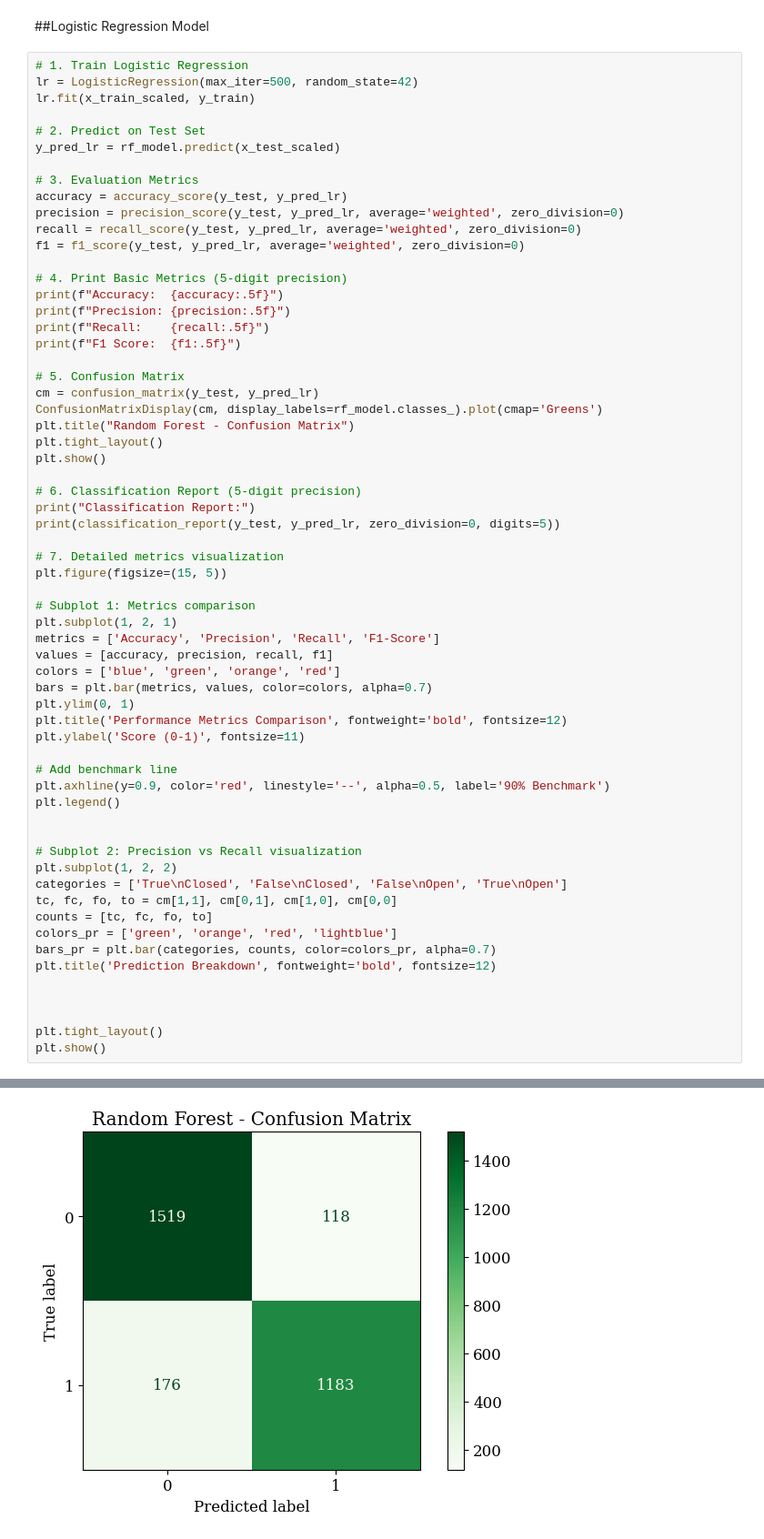
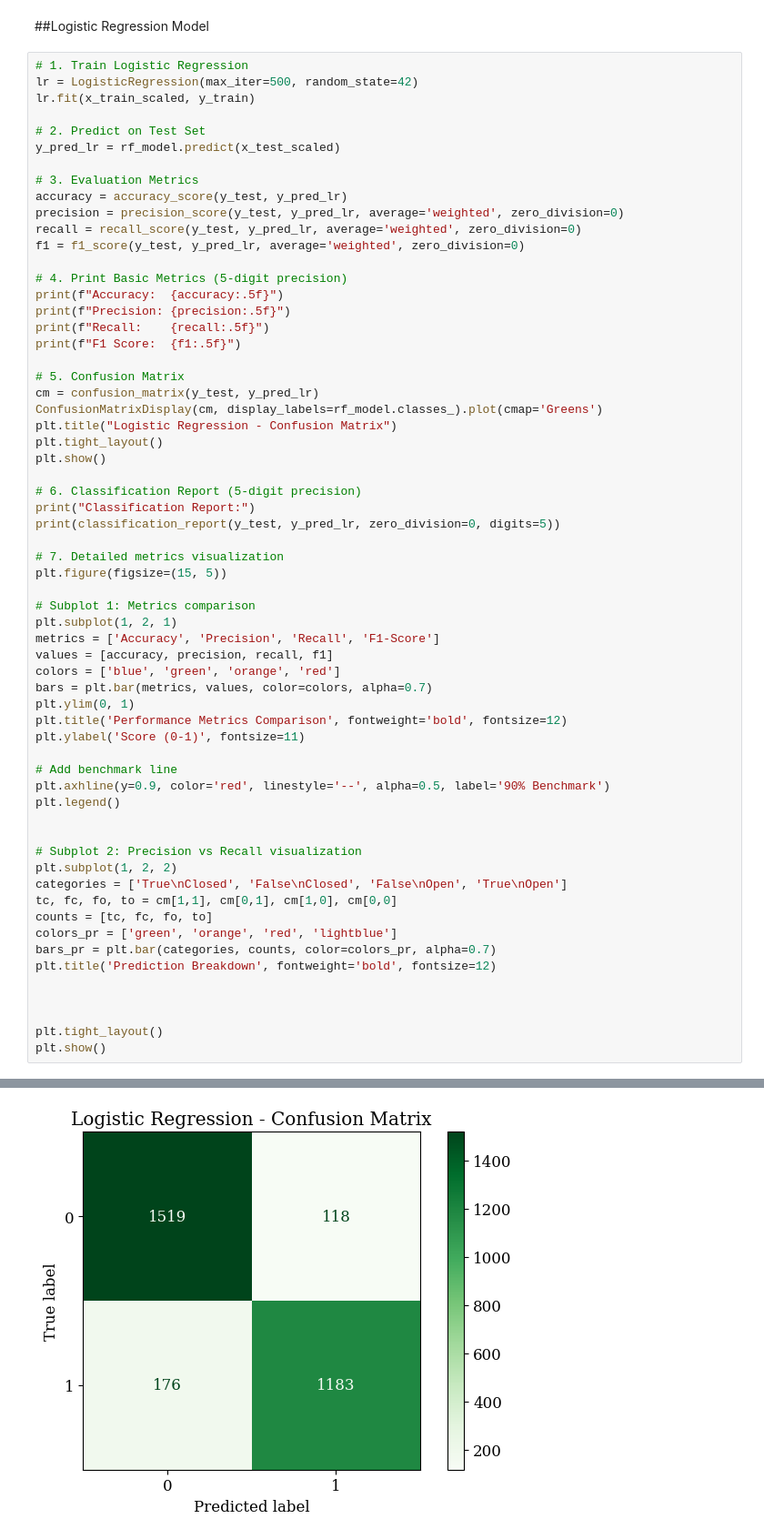
Before and after one commit to saad-the-noob/Skill_Morph_Assignment, a Jupyter notebook: Assignment_8_DT,_RF,_KNN_SVM_LR_for_EEG_Eye_State_Classification.ipynb, the cells around one changed output, grey strips where cells are left out. Shown: that part at 91% size. Drawn from its saved outputs; the diff is of its cells as text.

```diff
--- a/Assignment_8_DT,_RF,_KNN_SVM_LR_for_EEG_Eye_State_Classification.ipynb
+++ b/Assignment_8_DT,_RF,_KNN_SVM_LR_for_EEG_Eye_State_Classification.ipynb
@@ -389,7 +389,7 @@ print(f"F1 Score:  {f1:.5f}")
 # 5. Confusion Matrix
 cm = confusion_matrix(y_test, y_pred_lr)
 ConfusionMatrixDisplay(cm, display_labels=rf_model.classes_).plot(cmap='Greens')
-plt.title("Random Forest - Confusion Matrix")
+plt.title("Logistic Regression - Confusion Matrix")
 plt.tight_layout()
 plt.show()
 
@@ -406,34 +406,34 @@ metrics = ['Accuracy', 'Precision', 'Recall', 'F1-Score']
 values = [accuracy, precision, recall, f1]
 colors = ['blue', 'green', 'orange', 'red']
 bars = plt.bar(metrics, values, color=colors, alpha=0.7)
 plt.ylim(0, 1)
 plt.title('Performance Metrics Comparison', fontweight='bold', fontsize=12)
 plt.ylabel('Score (0-1)', fontsize=11)
 
 # Add benchmark line
 plt.axhline(y=0.9, color='red', linestyle='--', alpha=0.5, label='90% Benchmark')
 plt.legend()
 
 
 # Subplot 2: Precision vs Recall visualization
 plt.subplot(1, 2, 2)
 categories = ['True\nClosed', 'False\nClosed', 'False\nOpen', 'True\nOpen']
 tc, fc, fo, to = cm[1,1], cm[0,1], cm[1,0], cm[0,0]
 counts = [tc, fc, fo, to]
 colors_pr = ['green', 'orange', 'red', 'lightblue']
 bars_pr = plt.bar(categories, counts, color=colors_pr, alpha=0.7)
 plt.title('Prediction Breakdown', fontweight='bold', fontsize=12)
 
 
 
 plt.tight_layout()
 plt.show()
 # %% [output]
 Accuracy:  0.90187
 Precision: 0.90212
 Recall:    0.90187
 F1 Score:  0.90165
-[figure, old version]
+[figure, new version]
 Classification Report:
               precision    recall  f1-score   support
 
```
Also changed, not shown: parts of 1 cell of this notebook.
